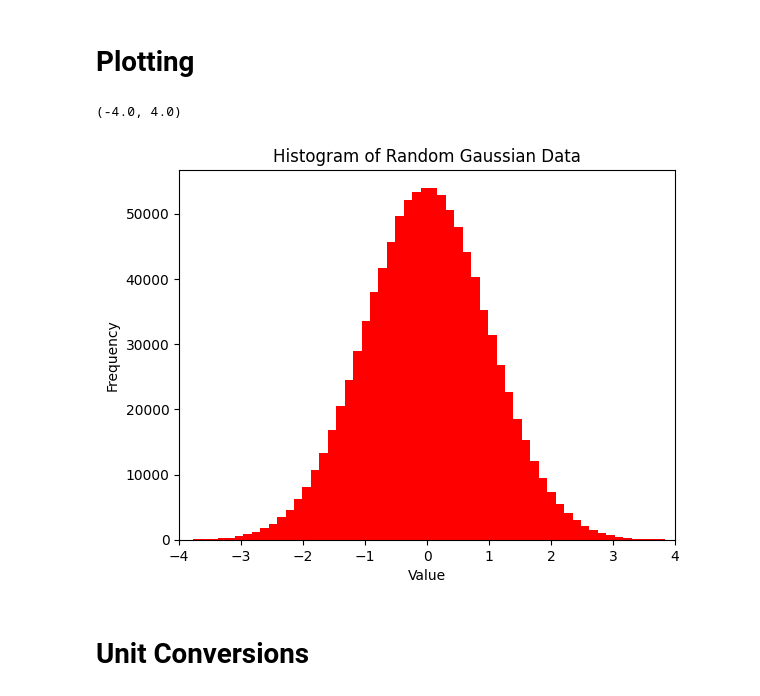
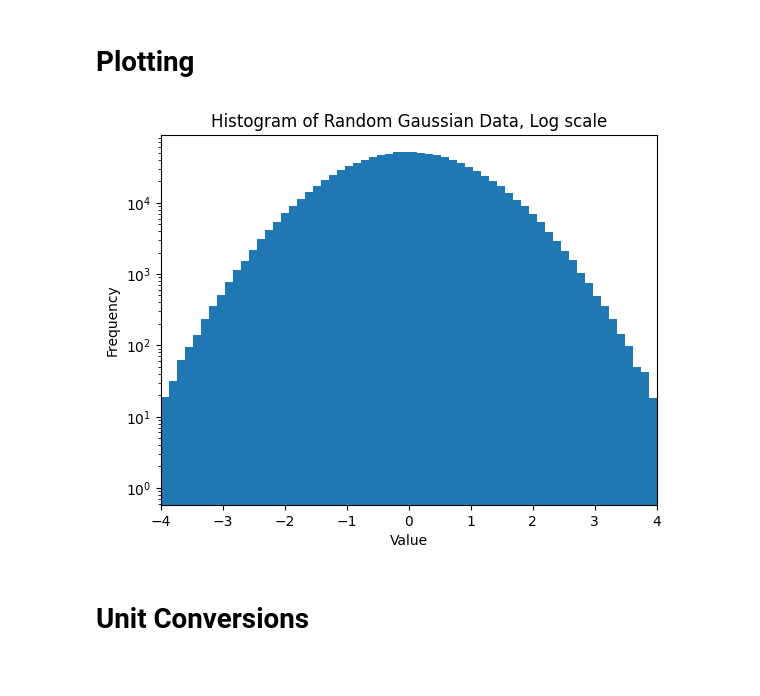
Before and after one commit to zangston/ASTR-5140, a Jupyter notebook: project1/PS1_notebook.ipynb, the cells around one changed output. Cells and saved outputs as stored; diff of their text form; code cells hidden in the pictures.

```diff
--- a/project1/PS1_notebook.ipynb
+++ b/project1/PS1_notebook.ipynb
@@ -21,20 +21,20 @@ x = np.random.normal(0,1,10**6)
 # %%
 # PLOT A HISTOGRAM OF THE DATA.
 #
 # FOR PS#1, PLEASE ADD THE FOLLOWING
 #           1.  Add X-AXIS LABEL
 #           2.  Add PLOT TITLE
 #           3.  MODIFY THE X-RANGE TO PLOT ONLY BETWEEN (-4,4)
 #           4.  ONE ADDITIONAL MODIFICATION OF YOUR CHOICE
 
-n, bins, tmp = plt.hist(x,bins=75, color='red') # 4: Changed color to red
+n, bins, tmp = plt.hist(x,bins=75)
 plt.ylabel('Frequency')
 plt.xlabel('Value') # 1
-plt.title('Histogram of Random Gaussian Data') # 2
+plt.title('Histogram of Random Gaussian Data, Log scale') # 2
 plt.xlim(-4,4) # 3
+plt.yscale('log') # 4
 # %% [output]
-(-4.0, 4.0)
-[figure, old version]
+[figure, new version]
 # %% [markdown]
 # Unit Conversions
 # %%
```
